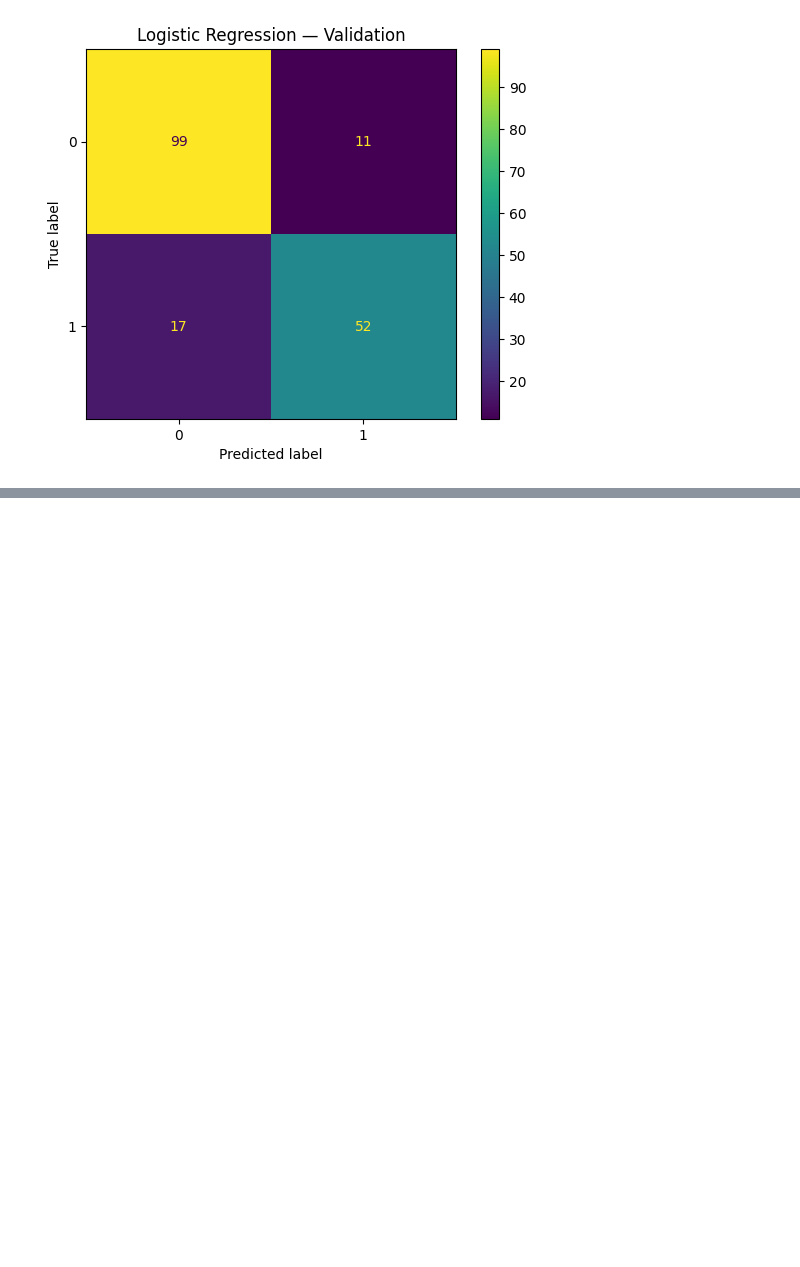
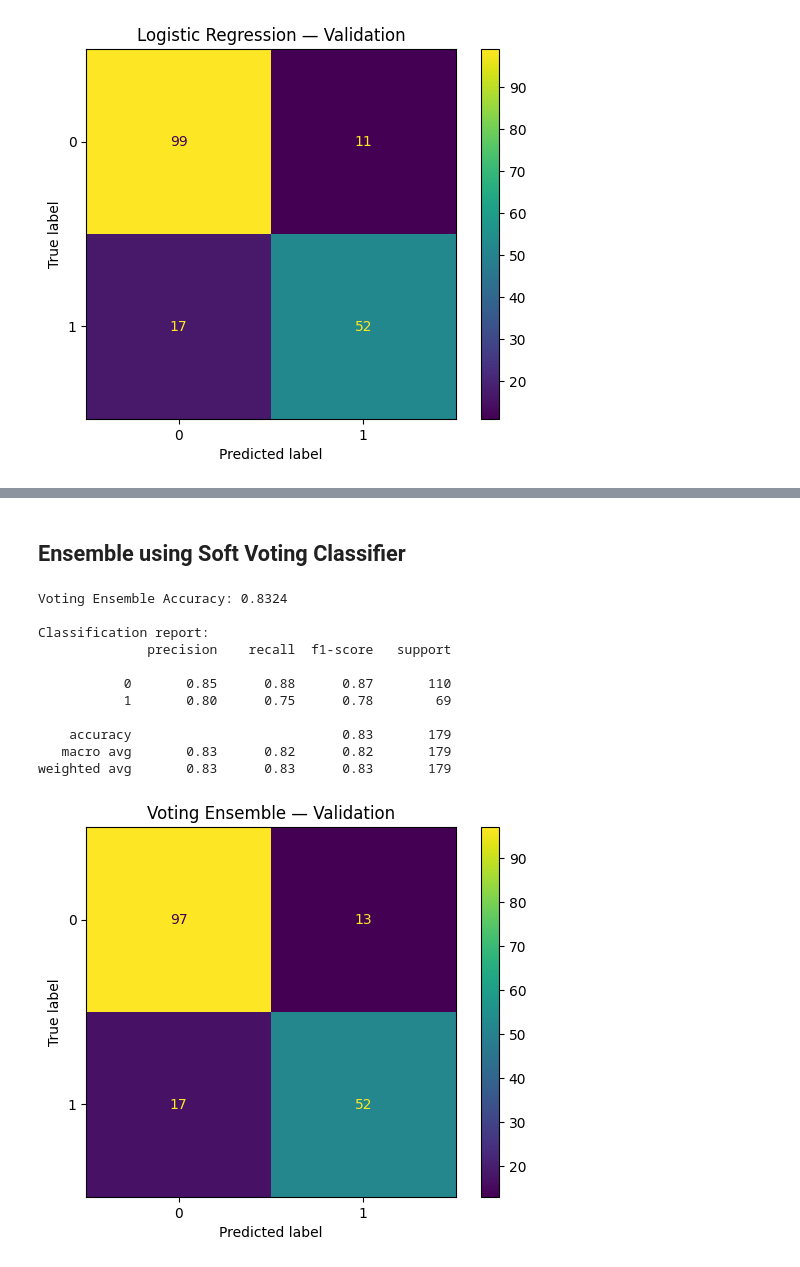
Before and after one commit to CH-CHISAKA/Machine_Learning_and_Data_Science, a Jupyter notebook: 04-assignments/04-assignment/titanic.ipynb, the cells around one changed output, grey strips where cells are left out. Saved outputs shown, nothing was run; the diff lists cells and outputs as text; code cells hidden in the pictures; blank space fills up the shorter version.

```diff
--- a/04-assignments/04-assignment/titanic.ipynb
+++ b/04-assignments/04-assignment/titanic.ipynb
@@ -445,0 +575,55 @@ weighted avg       0.84      0.84      0.84       179
+# %% [markdown]
+## Ensemble using Soft Voting Classifier
+# %%
+
+# Cell 11: Soft-voting ensemble
+
+voting_model = VotingClassifier(
+    estimators=[
+        ("logistic", logistic_model),
+        ("random_forest", random_forest_model),
+        ("extra_trees", extra_trees_model)
+    ],
+    voting="soft",
+    n_jobs=1
+)
+
+voting_model.fit(X_train, y_train)
+
+voting_predictions = voting_model.predict(X_valid)
+
+voting_accuracy = accuracy_score(
+    y_valid,
+    voting_predictions
+)
+
+print(f"Voting Ensemble Accuracy: {voting_accuracy:.4f}")
+
+print("\nClassification report:")
+print(
+    classification_report(
+        y_valid,
+        voting_predictions,
+        zero_division=0
+    )
+)
+
+ConfusionMatrixDisplay.from_predictions(
+    y_valid,
+    voting_predictions
+)
+plt.title("Voting Ensemble — Validation")
+plt.show()
+# %% [output]
+Voting Ensemble Accuracy: 0.8324
+
+Classification report:
+              precision    recall  f1-score   support
+
+           0       0.85      0.88      0.87       110
+           1       0.80      0.75      0.78        69
+
+    accuracy                           0.83       179
+   macro avg       0.83      0.82      0.82       179
+weighted avg       0.83      0.83      0.83       179
+[figure, added]
```
Also changed, not shown: parts of 30 cells of this notebook, 2 other files.
